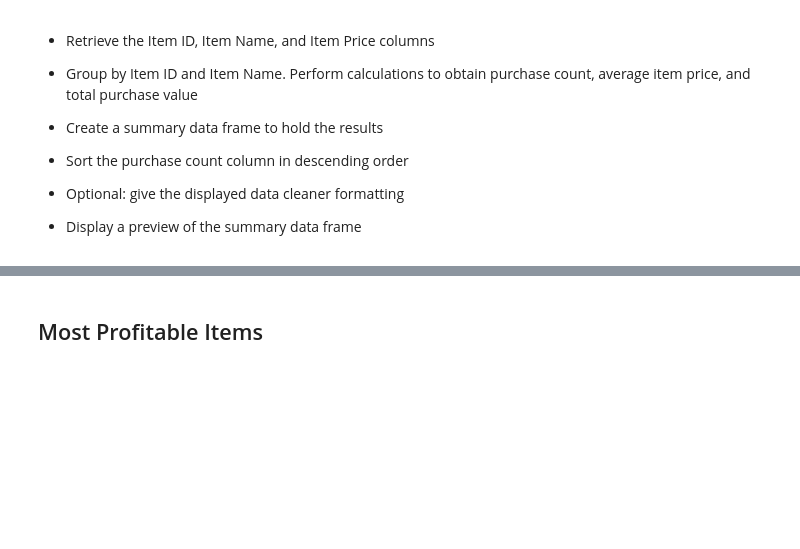
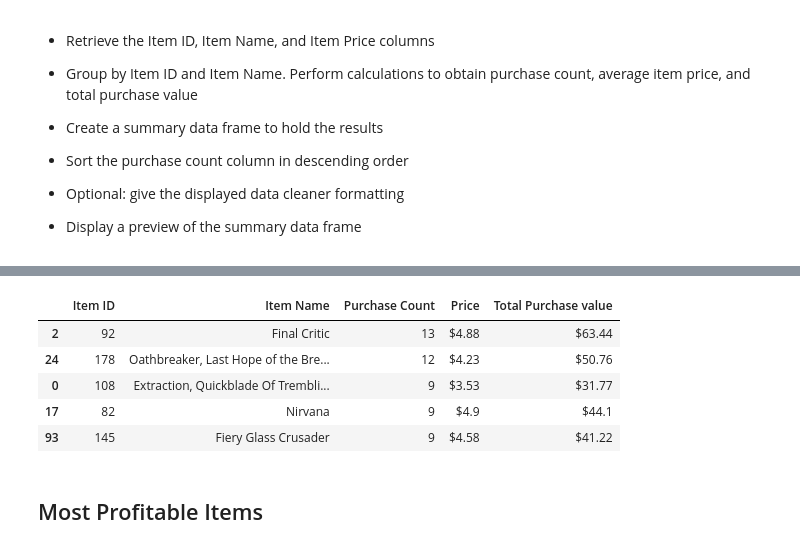
Before and after one commit to jbeachy21/HeroesOfPymoli, a Jupyter notebook: HeroesOfPymoli/HeroesOfPymoli_starter.ipynb, the cells around one changed output, grey strips where cells are left out. Cells and saved outputs as stored; diff of their text form; code cells hidden in the pictures; blank space fills up the shorter version.

```diff
--- a/HeroesOfPymoli/HeroesOfPymoli_starter.ipynb
+++ b/HeroesOfPymoli/HeroesOfPymoli_starter.ipynb
@@ -200,3 +429,83 @@ ValueError: If using all scalar values, you must pass an index
+# %%
+itemid_data = game_data["Item ID"]
+itemname_data = game_data["Item Name"]
+price_data = game_data["Price"]
+
+
+#dicitonary of itemname : purchase count
+purchase_count = {}
+#dicitonary of itemname : price
+price_tracker = {}
+id_tracker = {}
+
+totalpurchase = []
+index = 0
+prices = []
+for key in itemname_data:
+
+    #print(key)
+    id_tracker.setdefault(key)
+    purchase_count.setdefault(key)
+    price_tracker.setdefault(key)
+    id_tracker.setdefault(key)
+    if purchase_count[key] == None:
+        purchase_count[key] = 1
+    else:
+        value = purchase_count[key] + 1
+        purchase_count[key] = value
+
+    if price_tracker[key] == None:
+        price_tracker[key] = price_data[index]
+    if id_tracker[key] == None:
+        id_tracker[key] = itemid_data[index]
+    index+=1
+
+
+count = []
+names = []
+prices = []
+itemids = []
+for key, value in purchase_count.items():
+    names.append(key)
+    count.append(value)
+
+for key, value in price_tracker.items():
+    prices.append(value)
+
+for key, value in id_tracker.items():
+    itemids.append(value)
+
+index2 = 0
+
+while index2 < len(prices):
+    totalpurchase.append(prices[index2] * count[index2])
+    prices[index2] = "$" + str(prices[index2])
+    totalpurchase[index2] = "$" + str(round((totalpurchase[index2]),2))
+    index2+=1
+
+
+totalpurchase = pd.Series(data = totalpurchase)
+count = pd.Series(data = count)
+names = pd.Series(data = names)
+prices = pd.Series(data = prices)
+itemids = pd.Series(data = itemids)
+predf = {'Item ID': itemids, 'Item Name' : names, 'Purchase Count' : count, 'Price' : prices,
+         'Total Purchase value' : totalpurchase}
+df1 = pd.DataFrame(data = predf)
+
+
+
+
+df1 = df1.sort_values("Purchase Count", ascending=False)
+
+df1.head()
+# %% [output]
+|  | Item ID | Item Name | Purchase Count | Price | Total Purchase value |
+| 2 | 92 | Final Critic | 13 | $4.88 | $63.44 |
+| 24 | 178 | Oathbreaker, Last Hope of the Bre... | 12 | $4.23 | $50.76 |
+| 0 | 108 | Extraction, Quickblade Of Trembli... | 9 | $3.53 | $31.77 |
+| 17 | 82 | Nirvana | 9 | $4.9 | $44.1 |
+| 93 | 145 | Fiery Glass Crusader | 9 | $4.58 | $41.22 |
 # %% [markdown]
 ## Most Profitable Items
 # %% [markdown]
```
Also changed, not shown: parts of 16 cells of this notebook.
